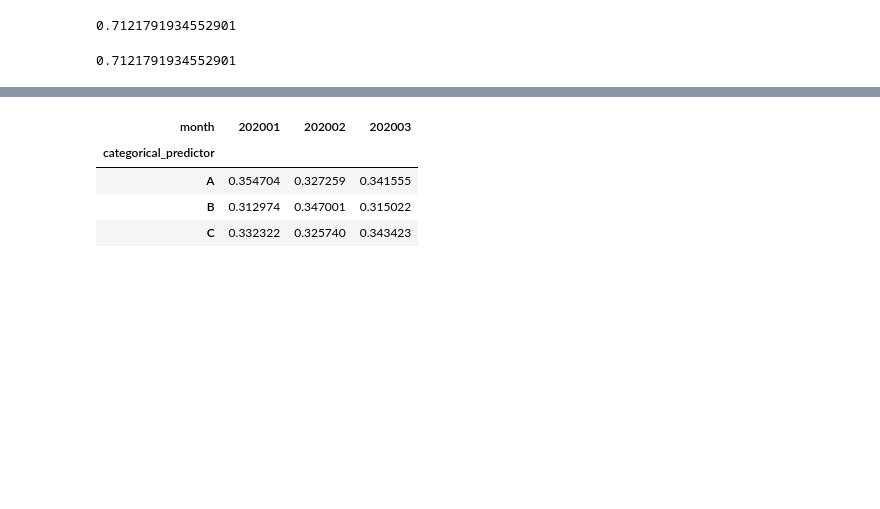
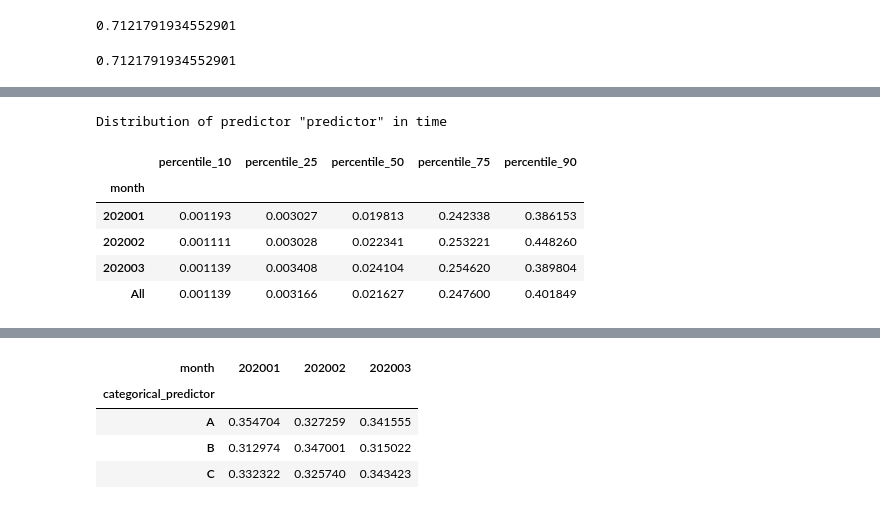
Before and after one commit to Vrboska/mofr, a Jupyter notebook: Testing.ipynb, the cells around one changed output, grey strips where cells are left out. Cells and saved outputs as stored; diff of their text form; code cells hidden in the pictures; blank space fills up the shorter version.

```diff
--- a/Testing.ipynb
+++ b/Testing.ipynb
@@ -514,0 +559,12 @@ pd.pivot_table(df, values=['one'], index='categorical_predictor', columns='month
+# %%
+a.columns=[a.columns[x][0] for x in range(len(a.columns))]
+# %%
+a.style.set_table_attributes("style='display:inline'").set_caption(f'Distribution of predictor "predictor" in time')
+# %% [output]
+Distribution of predictor "predictor" in time
+|  | percentile_10 | percentile_25 | percentile_50 | percentile_75 | percentile_90 |
+| month |  |  |  |  |  |
+| 202001 | 0.001193 | 0.003027 | 0.019813 | 0.242338 | 0.386153 |
+| 202002 | 0.001111 | 0.003028 | 0.022341 | 0.253221 | 0.448260 |
+| 202003 | 0.001139 | 0.003408 | 0.024104 | 0.254620 | 0.389804 |
+| All | 0.001139 | 0.003166 | 0.021627 | 0.247600 | 0.401849 |
```
Also changed, not shown: parts of 12 cells of this notebook, 1 other file.
